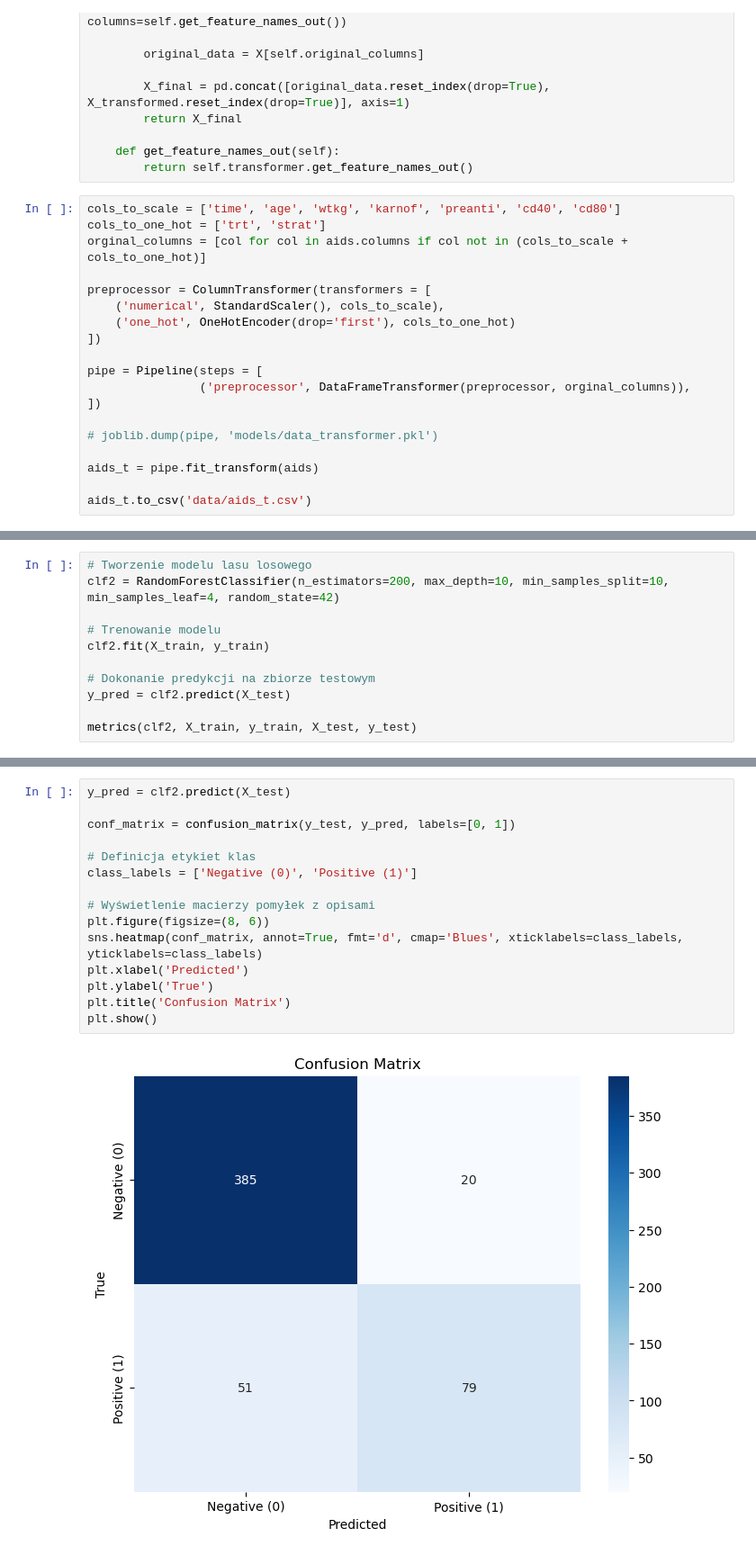
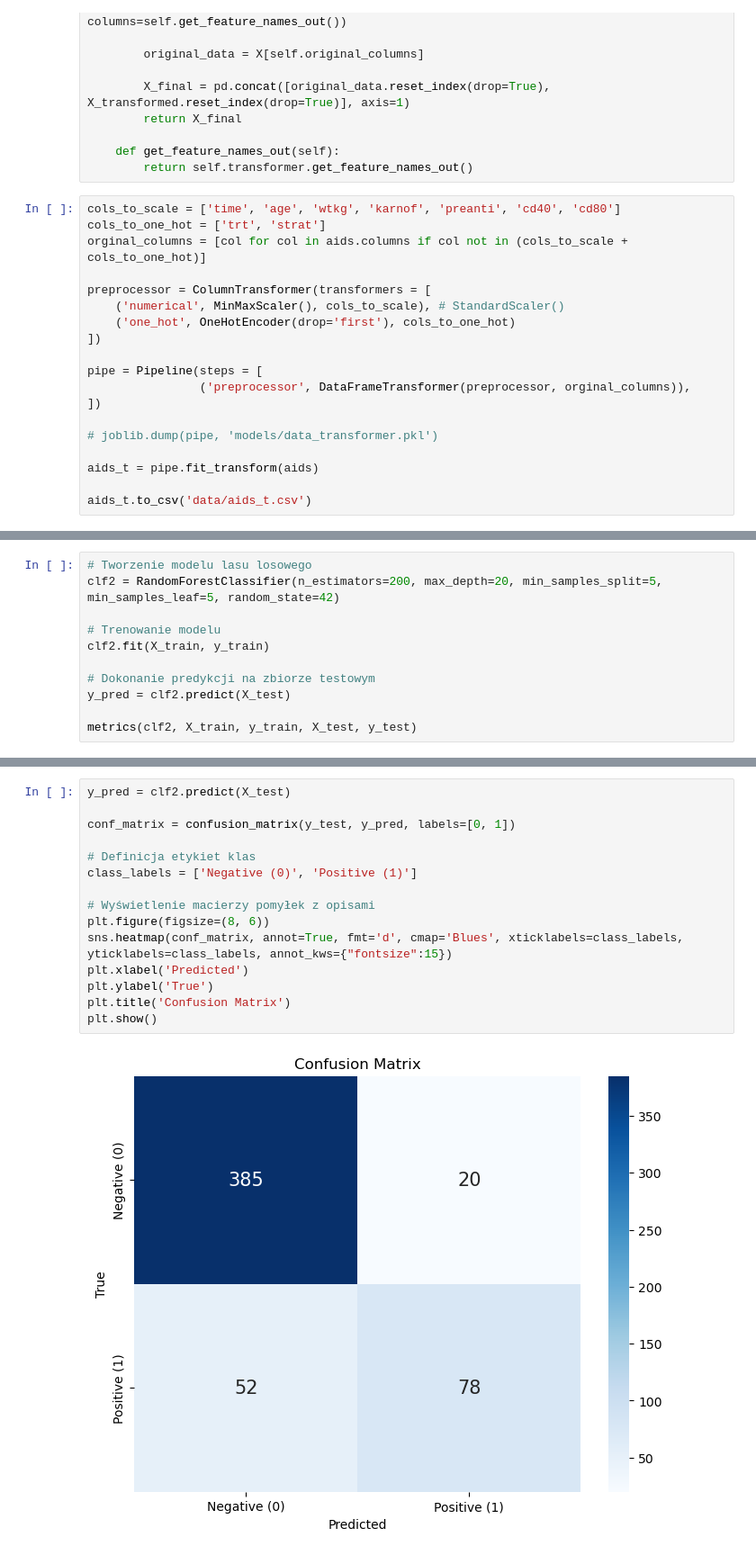
Before and after one commit to Bartoszcz28/AIDS_prediction, a Jupyter notebook: randomforest.ipynb, the cells around one changed output, grey strips where cells are left out. Shown at 90% size. Drawn from its saved outputs; the diff is of its cells as text.

```diff
--- a/randomforest.ipynb
+++ b/randomforest.ipynb
@@ -64,7 +64,7 @@ cols_to_one_hot = ['trt', 'strat']
 orginal_columns = [col for col in aids.columns if col not in (cols_to_scale + cols_to_one_hot)]
 
 preprocessor = ColumnTransformer(transformers = [
-    ('numerical', StandardScaler(), cols_to_scale),
+    ('numerical', MinMaxScaler(), cols_to_scale), # StandardScaler()
     ('one_hot', OneHotEncoder(drop='first'), cols_to_one_hot)
 ])
 
@@ -179,6 +188,6 @@ plt.show()
 # %%
 # Tworzenie modelu lasu losowego
-clf2 = RandomForestClassifier(n_estimators=200, max_depth=10, min_samples_split=10, min_samples_leaf=4, random_state=42)
+clf2 = RandomForestClassifier(n_estimators=200, max_depth=20, min_samples_split=5, min_samples_leaf=5, random_state=42)
 
 # Trenowanie modelu
 clf2.fit(X_train, y_train)
@@ -208,18 +273,18 @@ weighted avg       0.86      0.87      0.86       535
 # %%
 y_pred = clf2.predict(X_test)
 
 conf_matrix = confusion_matrix(y_test, y_pred, labels=[0, 1])
 
 # Definicja etykiet klas
 class_labels = ['Negative (0)', 'Positive (1)']
 
 # Wyświetlenie macierzy pomyłek z opisami
 plt.figure(figsize=(8, 6))
-sns.heatmap(conf_matrix, annot=True, fmt='d', cmap='Blues', xticklabels=class_labels, yticklabels=class_labels)
+sns.heatmap(conf_matrix, annot=True, fmt='d', cmap='Blues', xticklabels=class_labels, yticklabels=class_labels, annot_kws={"fontsize":15})
 plt.xlabel('Predicted')
 plt.ylabel('True')
 plt.title('Confusion Matrix')
 plt.show()
 # %% [output]
-[figure, old version]
+[figure, new version]
 # %%
```
Also changed, not shown: parts of 12 cells of this notebook, 2 other files.
